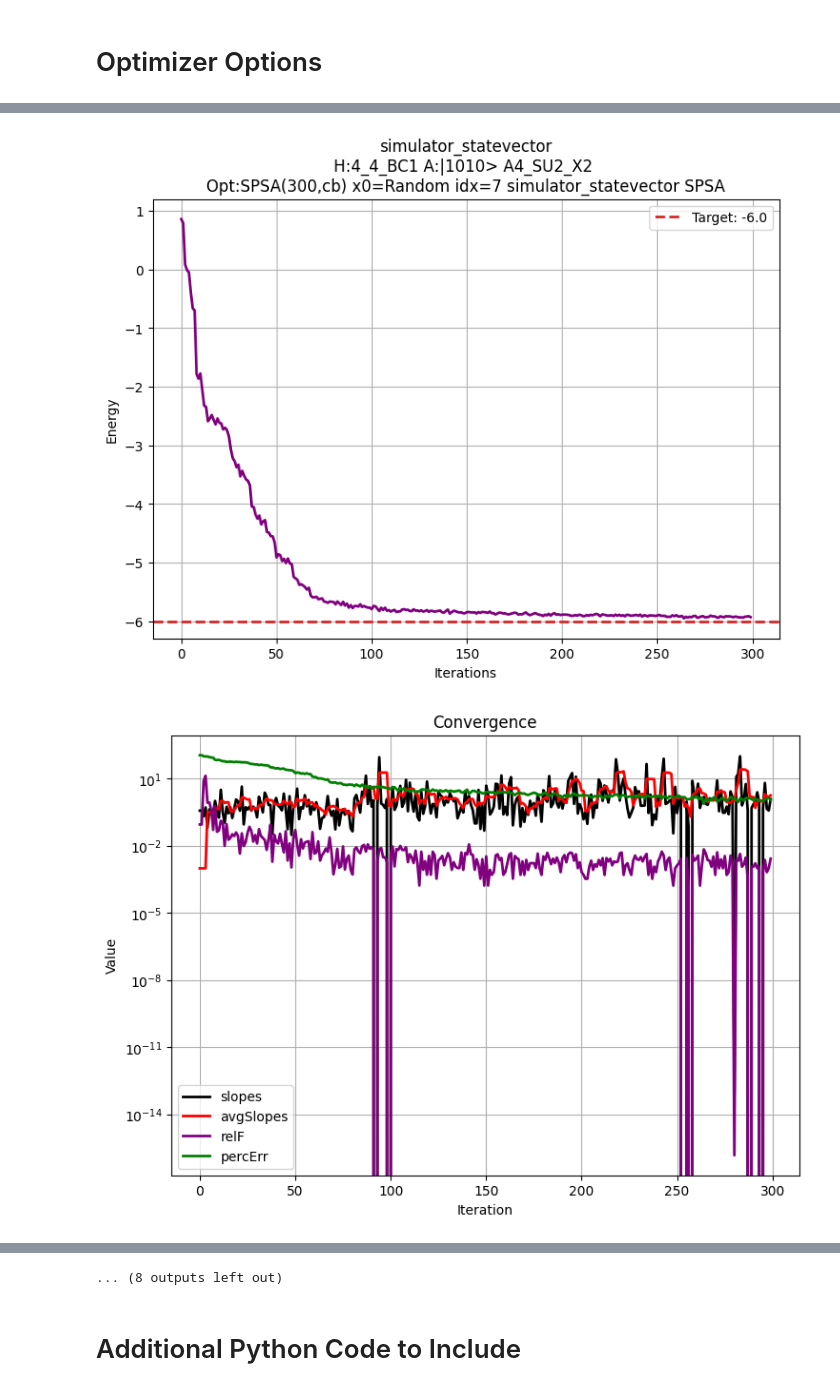
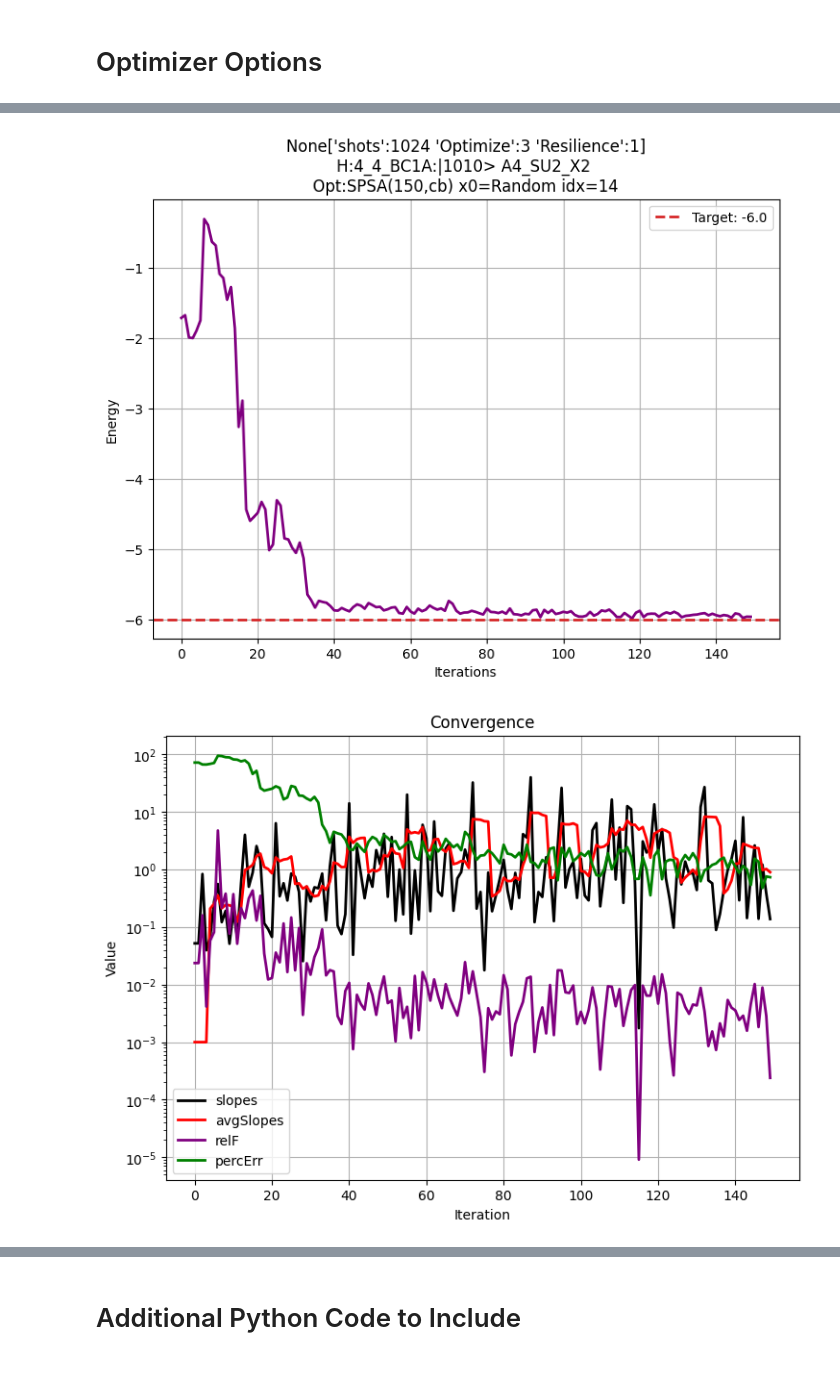
Before and after one commit to rrodenbusch/open-science-prize-2022, a Jupyter notebook: H4_4_BC1-Kagome-Simulation.ipynb, the cells around one changed output, grey strips where cells are left out. Cells and saved outputs as stored; diff of their text form; code cells hidden in the pictures.

```diff
--- a/H4_4_BC1-Kagome-Simulation.ipynb
+++ b/H4_4_BC1-Kagome-Simulation.ipynb
@@ -129,6 +129,7 @@ sq_7
 # %%
 optimizers={}
 from qiskit.algorithms.optimizers import SPSA
+optimizers['00'] = {'opt': SPSA(maxiter=5), 'label':'SPSA(5)' }
 optimizers['01'] = {'opt': SPSA(maxiter=75), 'label':'SPSA(75)' }
 optimizers['02'] = {'opt': SPSA(maxiter=75,callback=kagome.SPSA_callback),
                     'label':'SPSA(75,cb)' }
@@ -152,3 +153,5 @@ optimizers['11'] = {'opt': SPSA(maxiter=100,callback=kagome.SPSA_callback),
                     'label':'SPSA(100,cb)' }
 optimizers['12'] = {'opt': SPSA(maxiter=100,callback=kagome.SPSA_callback,trust_region=True),
                     'label':'SPSA(100,cb,trust)' }
+optimizers['13'] = {'opt': SPSA(maxiter=350,callback=kagome.SPSA_callback),
+                    'label':'SPSA(350,cb)' }
@@ -212,0 +195,18 @@ Runtime 1 hours, 29 min
+# %%
+#================= Problem Setup =====================
+pt_idx = 'Random'        # '0'-> 0 vector; [int] -> point cache; else -> Random
+x0 =  kagome.getX0(pt_idx,curCache)
+runconfig = {'Hkey'         : '4_4_BC1',
+             'fname'        : 'A4_4_BC1.dump',
+             'Akey'         : 'A4_SU2_X2',
+             'miniAkey'     : 'A4_SU2_X2',
+             'Okey'         : '04',           # '02'->75,  04'->150, '06'->300,  '13'-> 350
+             'x0'           : x0,'pt_idx': pt_idx,
+             'nshots'       : 1024,
+             'optimization' : 3,
+             'resilience'   : 1,
+             'service'      : None,
+             'backend'      : guadalupeSim, # 'simulator_statevector' svectorSim nairobiSim guadalupeSim
+             'numRuns'      : 1,
+            }
+curCache = runJob(**runconfig)
@@ -213,6 +221,6 @@ Runtime 1 hours, 29 min
 # %%
 kagome.plot_SPSA_convergence(curCache,
-                             indices=[-1,-2,-3,-4,-5],
+                             indices=[-1,],
                              conv_lim = 0.03,
                              movingAvg=5,
                              perc=6,
@@ -228,2 +233,2 @@ Ground State: Computed -5.949 Min -5.954 Expected -6.0
-[figure, old version]
+[figure, new version]
-[figure, old version]
+[figure, new version]
@@ -254,3 +236,2 @@ Ground State: Computed -4.765625 Min -4.953125 Expected -6.0
-... (8 outputs left out)
 # %% [markdown]
 # Additional Python Code to Include
```
Also changed, not shown: parts of 12 cells of this notebook, 3 other files.
